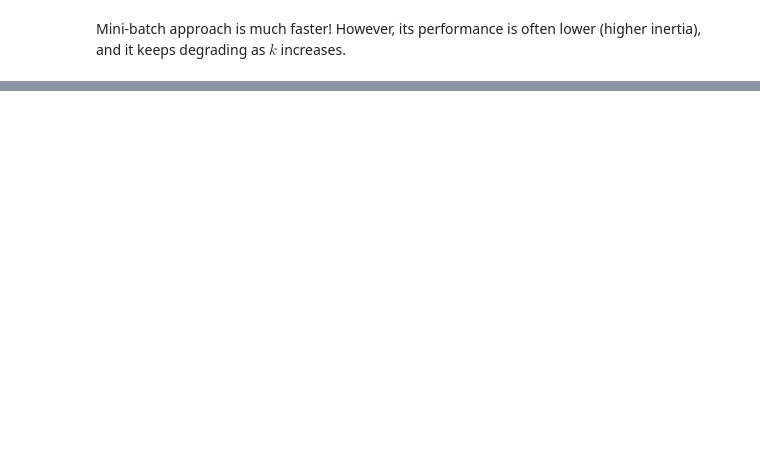
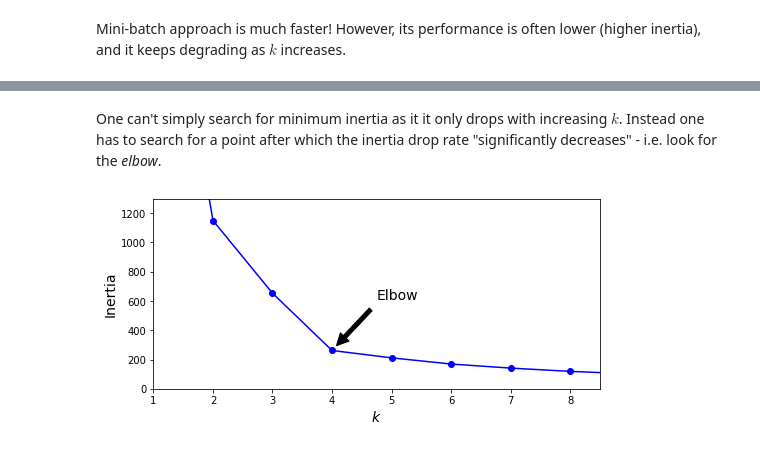
Before and after one commit to matyama/homl, a Jupyter notebook: 09_unsupervised.ipynb, the cells around one changed output, grey strips where cells are left out. Drawn from its saved outputs; the diff is of its cells as text; code cells hidden in the pictures; blank space fills up the shorter version.

```diff
--- a/09_unsupervised.ipynb
+++ b/09_unsupervised.ipynb
@@ -404,0 +432,27 @@ plt.show()
+# %% [markdown]
+One can't simply search for minimum inertia as it it only drops with increasing $k$. Instead one has to search for a point after which the inertia drop rate "significantly decreases" - i.e. look for the *elbow*.
+# %%
+kmeans_per_k = [KMeans(n_clusters=k, random_state=42).fit(X) for k in range(1, 10)]
+inertias = [model.inertia_ for model in kmeans_per_k]
+
+k_elbow = 4
+inertia_elbow = inertias[k_elbow - 1]
+
+plt.figure(figsize=(8, 3.5))
+
+plt.plot(range(1, 10), inertias, "bo-")
+plt.xlabel("$k$", fontsize=14)
+plt.ylabel("Inertia", fontsize=14)
+plt.annotate(
+    'Elbow',
+     xy=(k_elbow, inertia_elbow),
+     xytext=(0.55, 0.55),
+     textcoords='figure fraction',
+     fontsize=14,
+     arrowprops=dict(facecolor='black', shrink=0.1)
+)
+plt.axis([1, 8.5, 0, 1300])
+
+plt.show()
+# %% [output]
+[figure, added]
```
Also changed, not shown: parts of 62 cells of this notebook, 1 other file.
